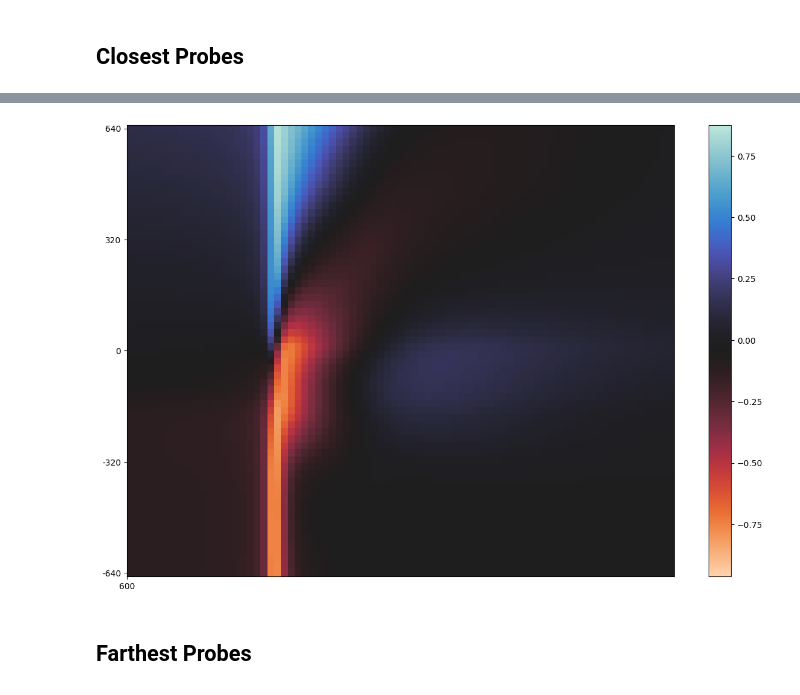
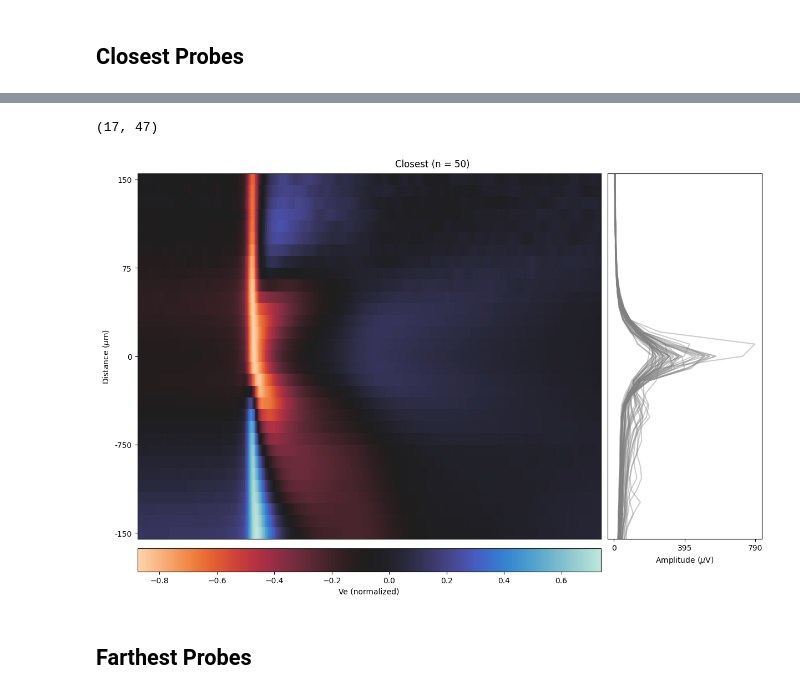
Before and after one commit to kedoxey/PyramidalCellSimulations, a Jupyter notebook: notebooks/figures/plot_linear_probes.ipynb, the cells around one changed output, grey strips where cells are left out. Cells and saved outputs as stored; diff of their text form; code cells hidden in the pictures.

Commit message:
updates to function definitions and notebooks for plotting linear probes and running preprocessing on EAPs

```diff
--- a/notebooks/figures/plot_linear_probes.ipynb
+++ b/notebooks/figures/plot_linear_probes.ipynb
@@ -867,4 +894,4 @@ fig.tight_layout()
 # %%
-prep_farthest_df =  preprocess_probe_data(farthest_probe_df, max_channel_i=max_channel, resample=128, conversion_factor=1e3, num_noisy_spikes=500)
+prep_farthest_df =  preprocess_probe_data(farthest_probe_df, max_channel_i=max_channel, resample=128, conversion_factor=1e3, num_noisy_spikes=200)
 prep_farthest_df.head()
 # %% [output]
@@ -907,6 +993,6 @@ fig.tight_layout()
 # %% [markdown]
 ## Closest Probes ###
 # %%
-closest_probes = find_n_closest_probes(probes, n_probes//2, max_channel_i=n_channels//2)
-closest_probes_df = data_df[data_df.probe_num.isin(closest_probes)]
+closest_probes = find_n_closest_probes(probes, n_probes//2, max_channel_i=max_channel)
+closest_probes_df = spike_df[spike_df.probe_num.isin(closest_probes)]
 closest_probes_df.head()
@@ -912,0 +1007,5 @@ closest_probes_df.head()
+# %%
+include_channels = [i for i in range(max_channel-15, max_channel+16)]
+include_channels[0], include_channels[-1]
+# %% [output]
+(17, 47)
@@ -913,9 +1036,9 @@ closest_probes_df.head()
 # %%
 avg_waves_close = []
 
-for channel_num in range(num_channels):
+for channel_num in include_channels:
 
-    channel_df = closest_probes_df[closest_probes_df.channel_num == channel_num]
+    channel_df = prep_closest_probes_df[prep_closest_probes_df.channel_num == channel_num]
 
     waves = []
 
@@ -927,30 +1050,47 @@ for channel_num in range(num_channels):
         wave = list(norm_ve)
         waves.append(wave)
 
+
     waves = np.array(waves)
     channel_avg = np.average(waves, 0)
 
     avg_waves_close.append(channel_avg)
+
+avg_waves_close = list(reversed(avg_waves_close))
 # %%
 icefire_cmap = sns.color_palette("icefire_r", as_cmap=True)
 
-fig, axs = plt.subplots(1,1, figsize=(12,8))
-im = axs.imshow(avg_waves_close, interpolation='nearest', aspect='auto', cmap=icefire_cmap, zorder=1)
-# axs.plot((-center_wave*64) + (n_channels-1)/2, color='white',zorder=12)
-# axs.plot((-center_wave*60)+4, color='white',zorder=12)
+fig, axs = plt.subplots(1,2, figsize=(12,8), width_ratios=[3,1], layout='constrained')
+axs.ravel()
 
-axs.set_xticks([1000*i for i in range(0,7)])
-axs.set_xticklabels([100*i for i in range(4,11)])
-axs.set_xlim([2000, 2080])
-# axs.set_yticks([0, 15, 31, 47, 63])
-axs.set_yticks([(n_channels-1)*i for i in [0, 0.25, 0.5, 0.75, 1]])
-axs.set_yticklabels([int(n_channels*i*10) for i in [1, 0.5, 0, -0.5, -1]])
-# axs.set_yticklabels([320, 160, 0, -160, -320])
-fig.colorbar(im)
-fig.tight_layout()
-# fig.savefig(os.path.join(sim_dir, sim_label, 'closest_probes.png'), dpi=300)
+im = axs[0].imshow(avg_waves_close, interpolation='nearest', aspect='auto', cmap=icefire_cmap)
+
+max_amp = 0
+for probe_amp in probe_amps_closest:
+    temp_max = np.max(probe_amp)
+    max_amp = np.max([temp_max, max_amp])
+    axs[1].plot(probe_amp, include_channels, color='grey', alpha=0.4)
+
+# axs.set_xlim([2000, 2080])
+# axs[0].set_yticks([0, 15, 31, 47, 63])
+# axs[0].set_yticklabels([320, 160, 0, -160, -320])
+axs[0].set_yticks([(len(include_channels)-1)*i for i in [0, 0.25, 0.5, 0.75, 1]])
+axs[0].set_yticklabels([(max_channel-include_channels[0])*i for i in [10, 5, 0, -50, -10]])
+axs[0].set_ylabel(r'Distance ($\mu$m)')
+axs[0].set_xticks([])
+
+axs[1].set_yticks([])
+axs[1].set_ylim(include_channels[0], include_channels[-1])
+axs[1].set_xticks([10*round(max_amp/10)*i for i in [0, 0.5, 1]])
+axs[1].set_xlabel(r'Amplitude ($\mu$V)')
+
+cbar = fig.colorbar(im, ax=axs[0], location='bottom', label='Ve (normalized)', pad=-0.04)
+# cbar.ax.set_xticklabels(['(-)', '0', '(+)'])
+fig.suptitle('Closest (n = 50)');
+# fig.tight_layout()
+# fig.savefig(os.path.join(sim_dir, sim_label, 'farthest_probes.png'), dpi=300)
 # %% [output]
-[figure, old version]
+[figure, new version]
 # %% [markdown]
 ## Farthest Probes
 # %%
```
Also changed, not shown: parts of 58 cells of this notebook, 9 other files.
